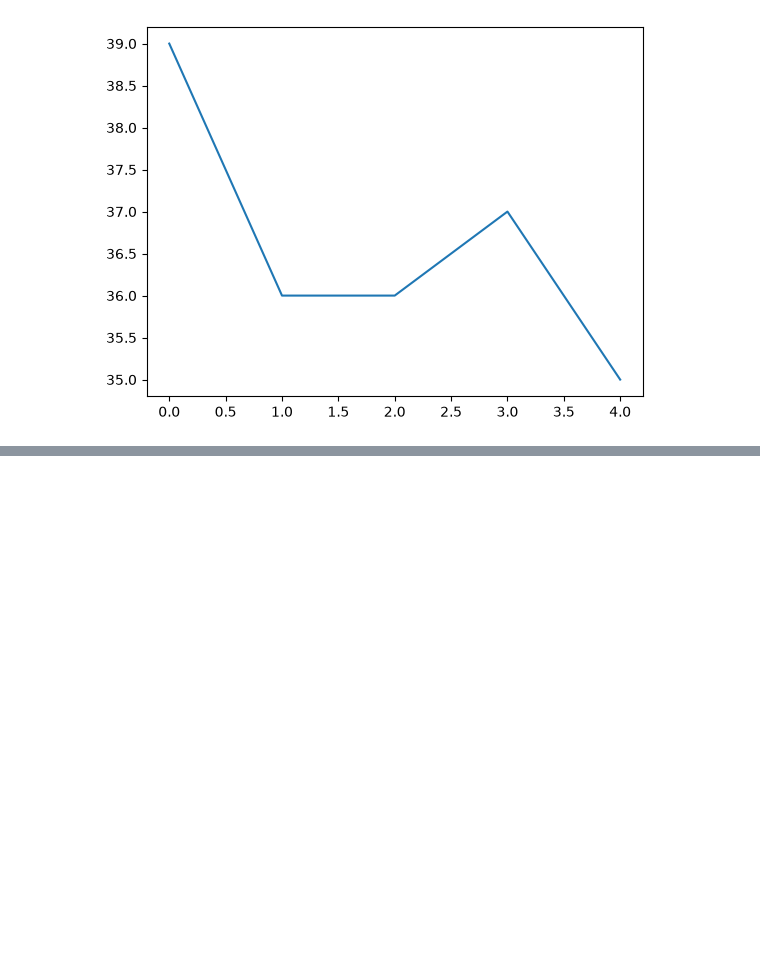
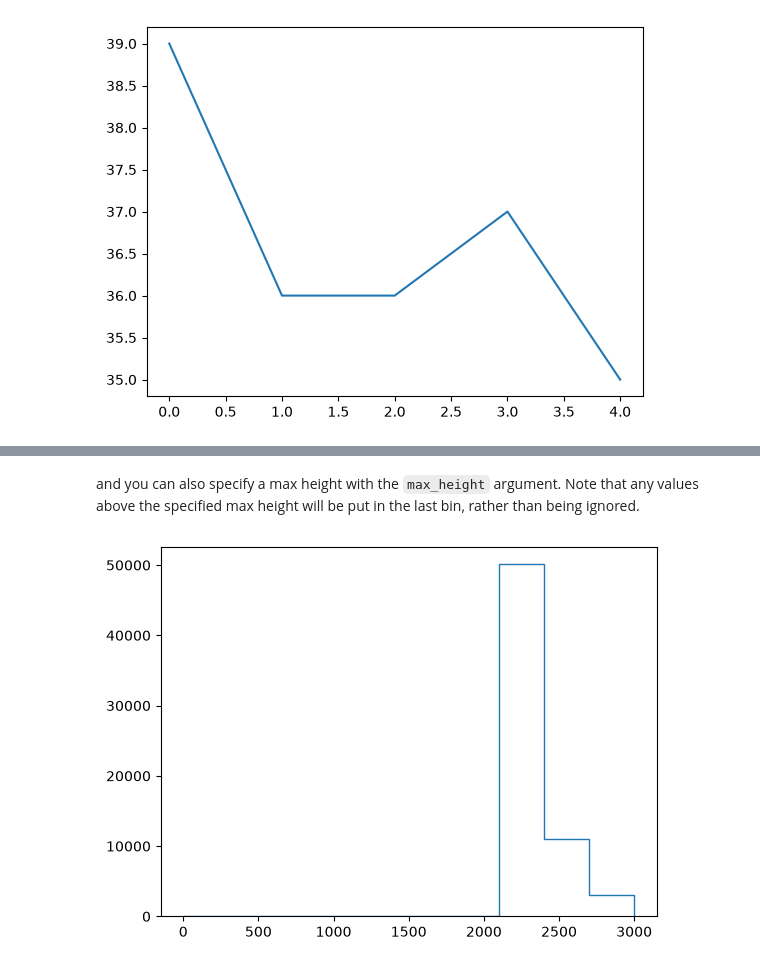
Before and after one commit to ISISMuon/MNeuEventLib, a Jupyter notebook: docs/source/how-to/Create plots.ipynb, the cells around one changed output, grey strips where cells are left out. Drawn from its saved outputs; the diff is of its cells as text; code cells hidden in the pictures; blank space fills up the shorter version.

```diff
--- a/docs/source/how-to/Create plots.ipynb
+++ b/docs/source/how-to/Create plots.ipynb
@@ -27,0 +44,6 @@ plot_sample_log(data, "Temp")
+# %% [markdown]
+and you can also specify a max height with the `max_height` argument. Note that any values above the specified max height will be put in the last bin, rather than being ignored.
+# %%
+plot_amplitudes(data, max_height=3000)
+# %% [output]
+[figure, added]
```
Also changed, not shown: parts of 5 cells of this notebook, 1 other file.
